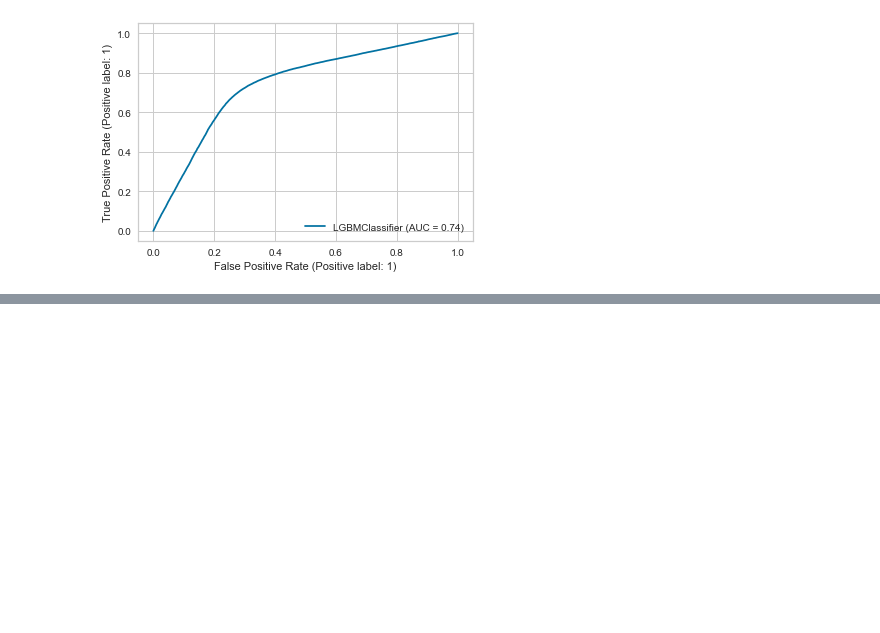
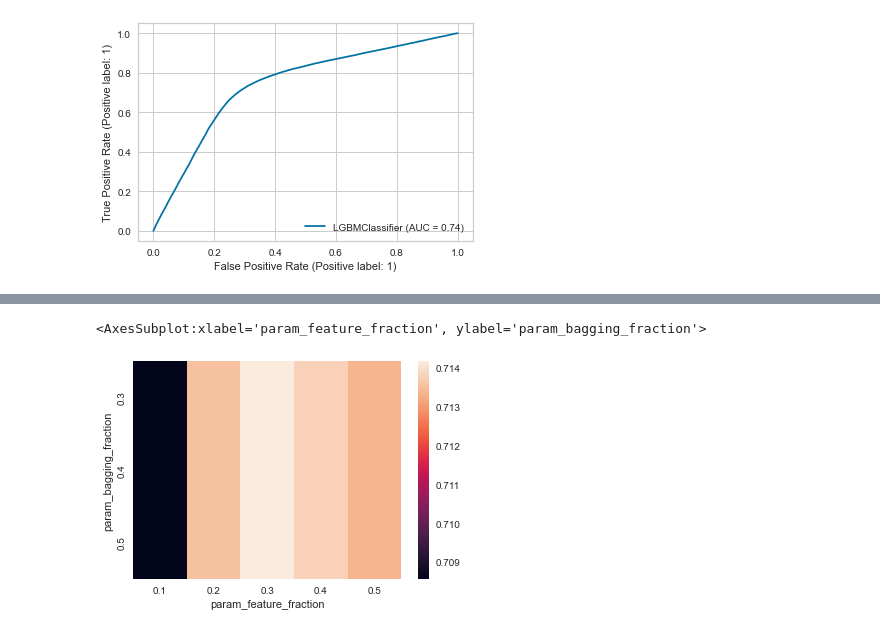
Before and after one commit to threecifanggen/kaggle-practice, a Jupyter notebook: tabular-playground-series-nov-2021/step.5.lightgbm_optimized.ipynb, the cells around one changed output, grey strips where cells are left out. Saved outputs shown, nothing was run; the diff lists cells and outputs as text; code cells hidden in the pictures; blank space fills up the shorter version.

```diff
--- a/tabular-playground-series-nov-2021/step.5.lightgbm_optimized.ipynb
+++ b/tabular-playground-series-nov-2021/step.5.lightgbm_optimized.ipynb
@@ -779,0 +787,11 @@ plt.show()
+# %%
+m = GridSearchCV(
+    m.best_estimator_,
+    cv=3,
+    verbose=10,
+    param_grid={
+        "feature_fraction": [0.1, 0.2, 0.3, 0.4, 0.5],
+        "bagging_fraction": [0.4, 0.3, 0.5],
+    }
+)
+m.fit(X, y)
@@ -779,0 +890,8 @@ plt.show()
+# %%
+cv_result_df = pd.DataFrame(
+    m.cv_results_
+)
+sb.heatmap(cv_result_df.pivot("param_bagging_fraction", "param_feature_fraction", "mean_test_score"))
+# %% [output]
+<AxesSubplot:xlabel='param_feature_fraction', ylabel='param_bagging_fraction'>
+[figure, added]
```
Also changed, not shown: parts of 10 cells of this notebook.
